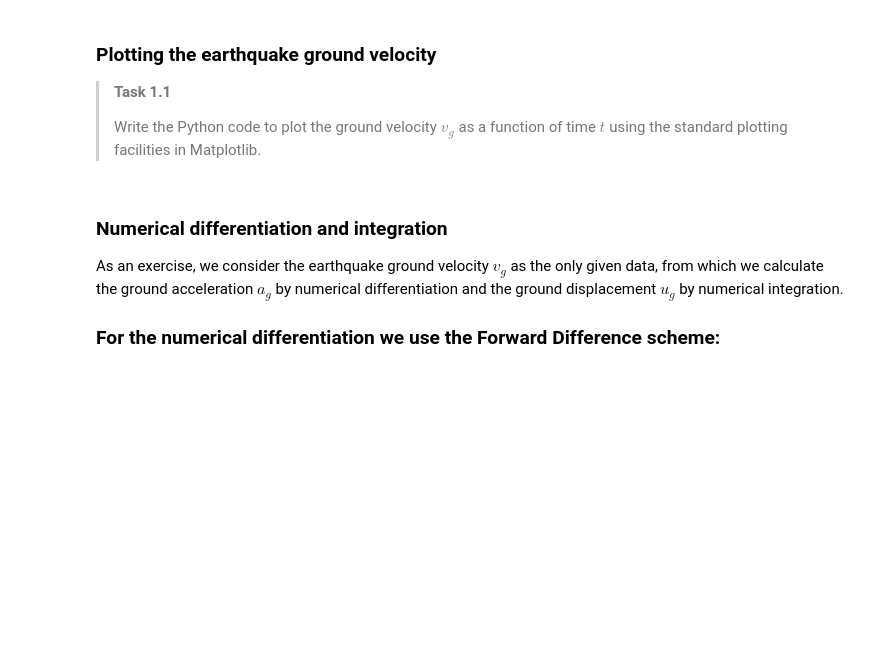
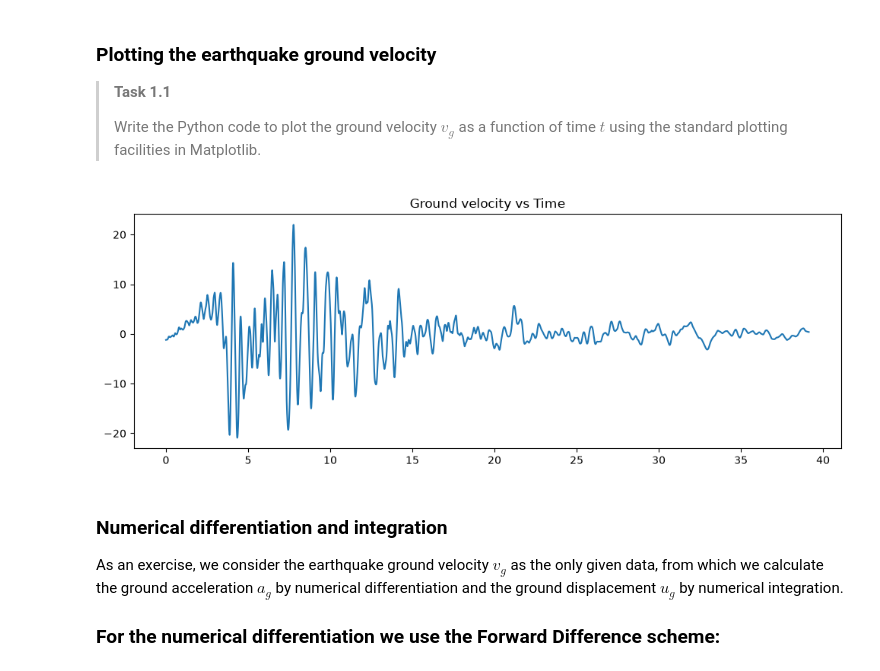
Before and after one commit to anastasisdellis21-png/G.A.1.2, a Jupyter notebook: 1Ddynamics.ipynb, the cells around one changed output. Cells and saved outputs as stored; diff of their text form; code cells hidden in the pictures; blank space fills up the shorter version.

```diff
--- a/1Ddynamics.ipynb
+++ b/1Ddynamics.ipynb
@@ -86,9 +90,11 @@ t = np.linspace(start=0, stop=dt * num, num=num)
 </div>
 # %%
 plt.figure(figsize=(12, 4))
-### YOUR CODE HERE ###
-
+plt.plot(t, vg)
+plt.title('Ground velocity vs Time')
 plt.show()
+# %% [output]
+[figure, added]
 # %% [markdown]
 ### Numerical differentiation and integration
 
```
Also changed, not shown: parts of 4 cells of this notebook.
